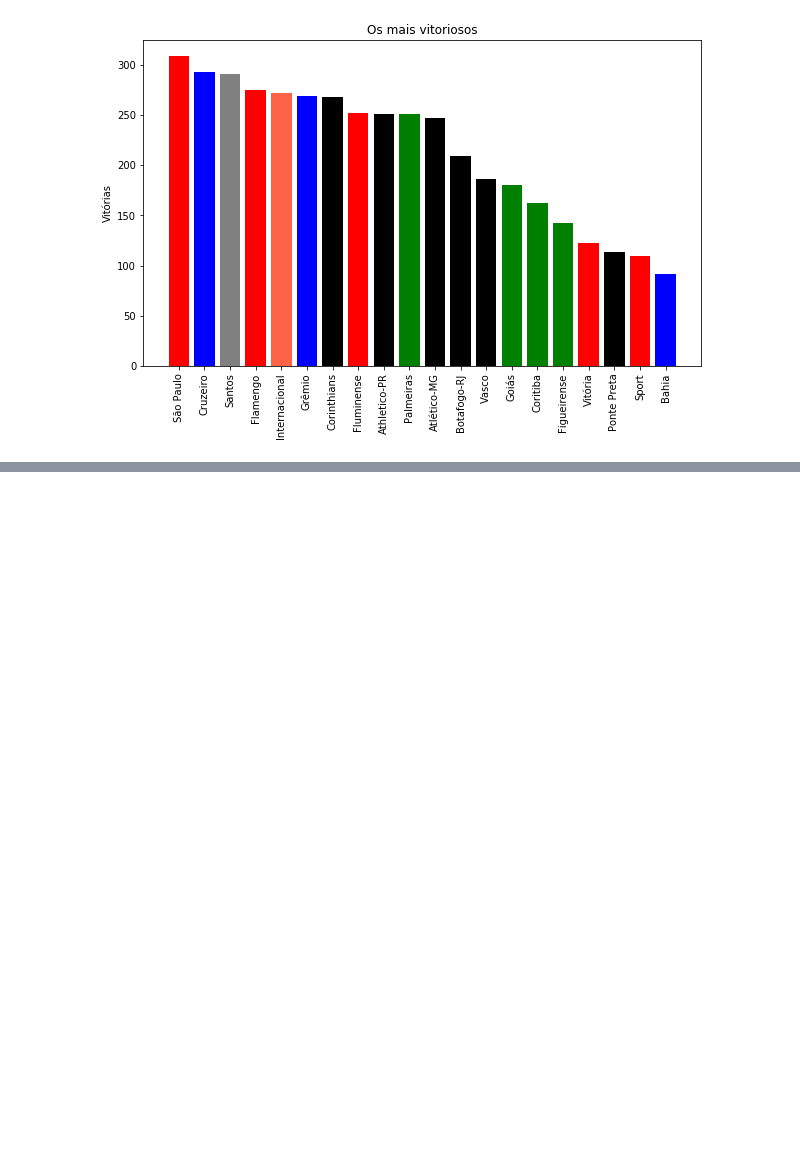
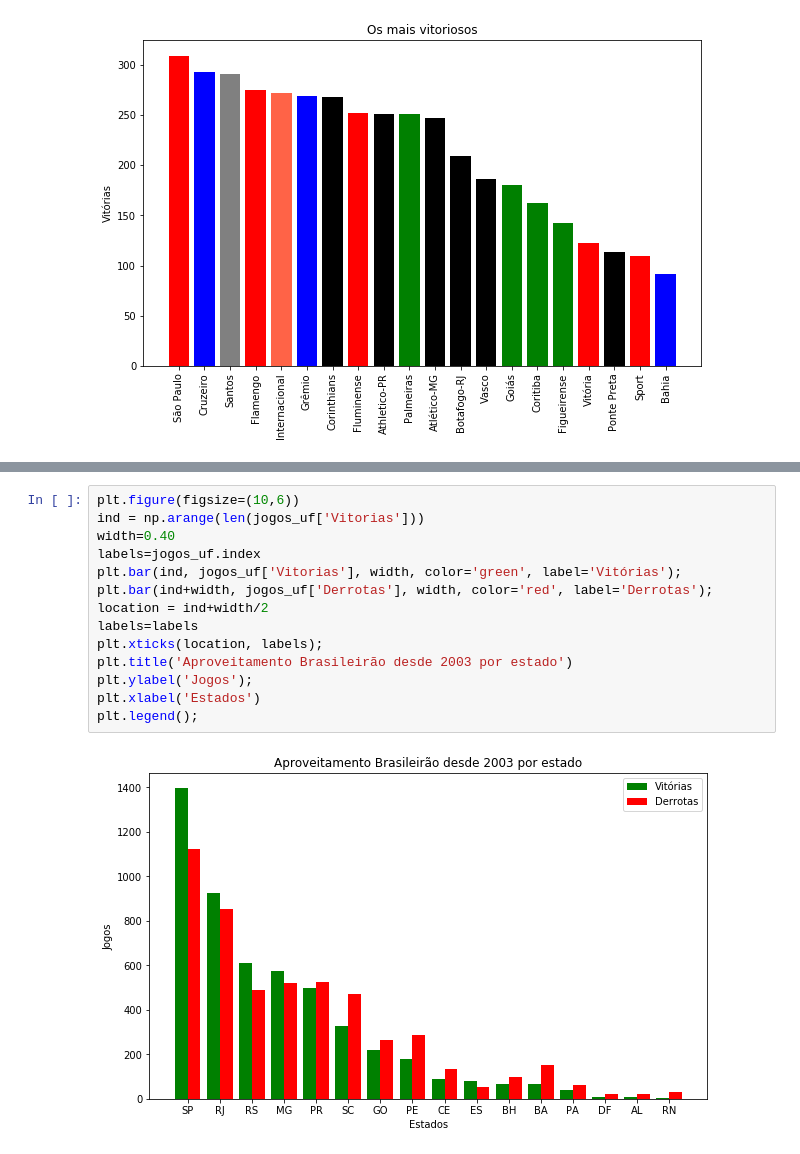
Before and after one commit to GuitosFritos/Campeonato-brasileiro, a Jupyter notebook: Campeonato Brasileiro.ipynb, the cells around one changed output, grey strips where cells are left out. Drawn from its saved outputs; the diff is of its cells as text; blank space fills up the shorter version.

```diff
--- a/Campeonato Brasileiro.ipynb
+++ b/Campeonato Brasileiro.ipynb
@@ -106,0 +242,16 @@ plt.xticks(rotation=90);
+# %%
+plt.figure(figsize=(10,6))
+ind = np.arange(len(jogos_uf['Vitorias']))
+width=0.40
+labels=jogos_uf.index
+plt.bar(ind, jogos_uf['Vitorias'], width, color='green', label='Vitórias');
+plt.bar(ind+width, jogos_uf['Derrotas'], width, color='red', label='Derrotas');
+location = ind+width/2
+labels=labels
+plt.xticks(location, labels);
+plt.title('Aproveitamento Brasileirão desde 2003 por estado')
+plt.ylabel('Jogos');
+plt.xlabel('Estados')
+plt.legend();
+# %% [output]
+[figure, added]
```
Also changed, not shown: parts of 13 cells of this notebook.
